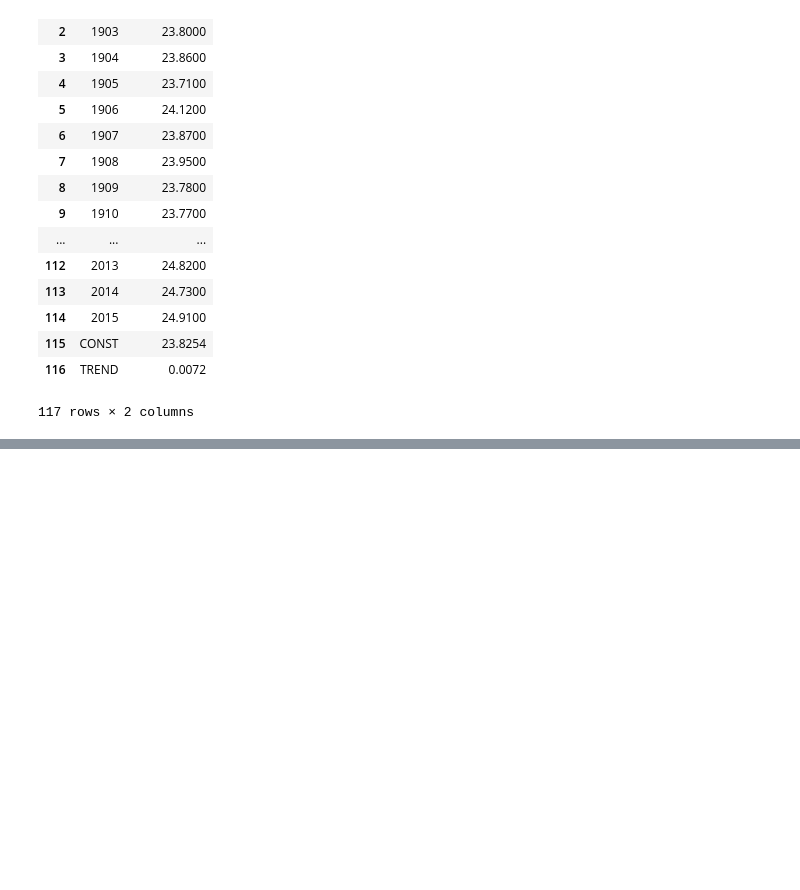
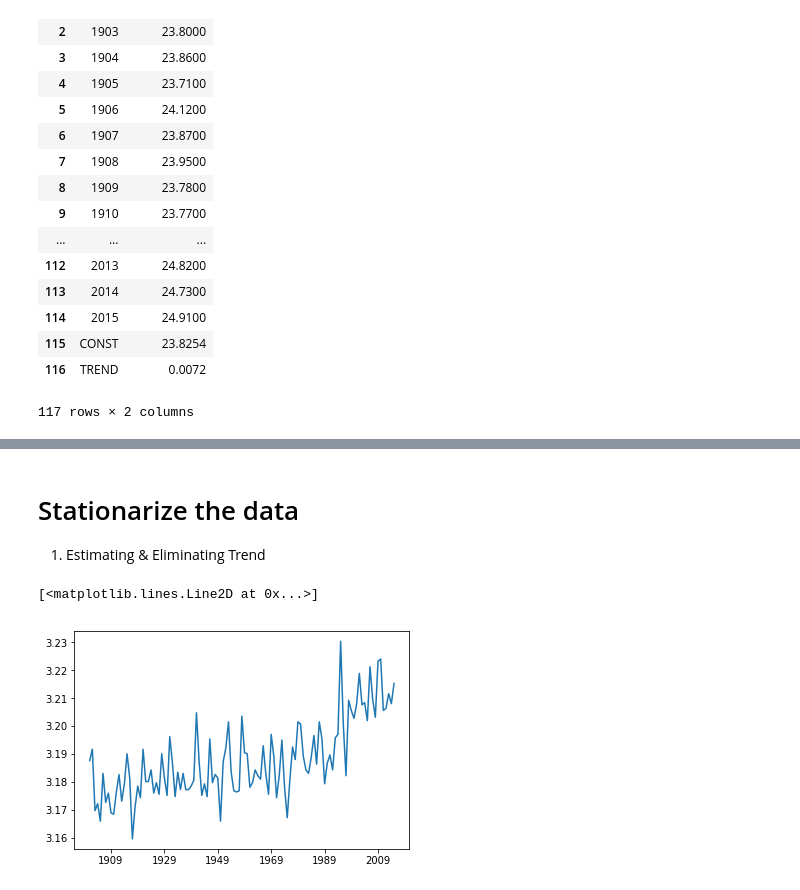
Before and after one commit to chandrabali/TimeSeriesForecastTemperature, a Jupyter notebook: TimeSeriesAnalysis.ipynb, the cells around one changed output, grey strips where cells are left out. Saved outputs shown, nothing was run; the diff lists cells and outputs as text; code cells hidden in the pictures; blank space fills up the shorter version.

```diff
--- a/TimeSeriesAnalysis.ipynb
+++ b/TimeSeriesAnalysis.ipynb
@@ -100,0 +140,10 @@ DatetimeIndex(['1901-01-01', '1902-01-01', '1903-01-01', '1904-01-01',
+# %% [markdown]
+# Stationarize the data
+1. Estimating & Eliminating Trend
+# %%
+#estimating trend
+indexedDatasetLog=np.log(indexedDataset)
+plt.plot(indexedDatasetLog)
+# %% [output]
+[<matplotlib.lines.Line2D at 0x...>]
+[figure, added]
```
Also changed, not shown: parts of 19 cells of this notebook.
